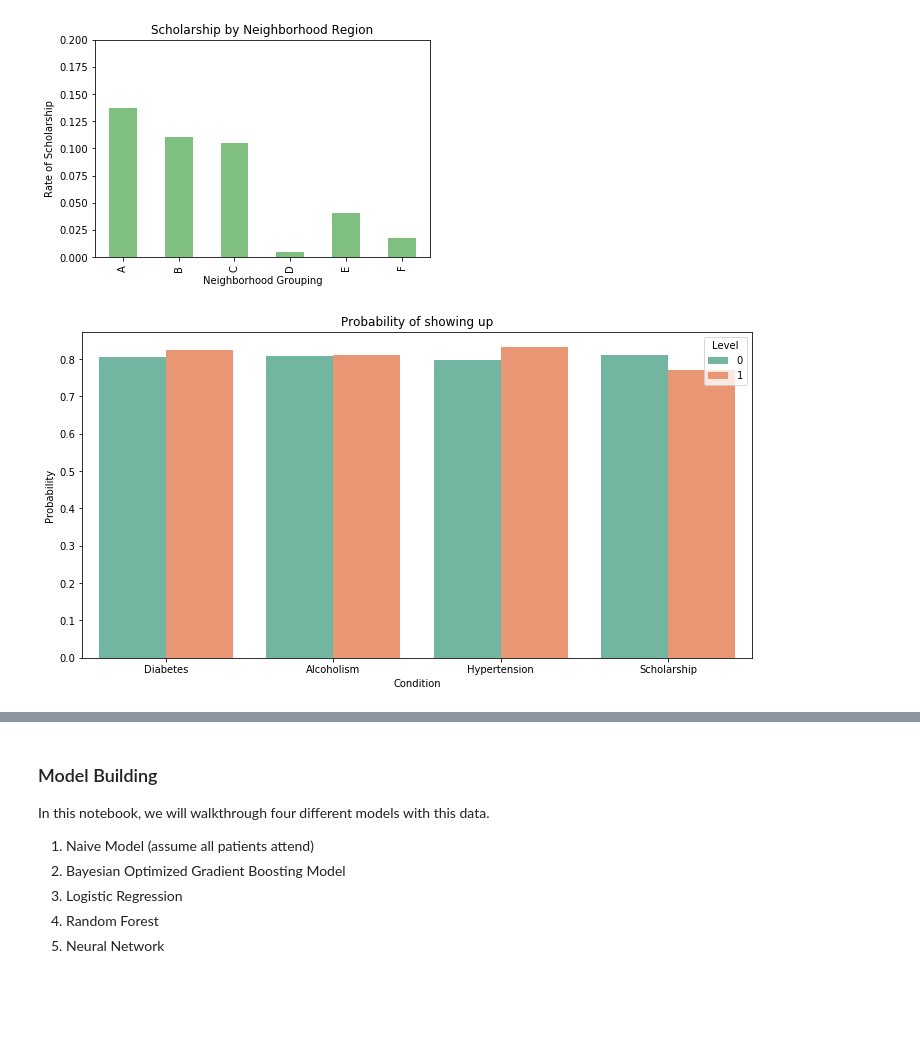
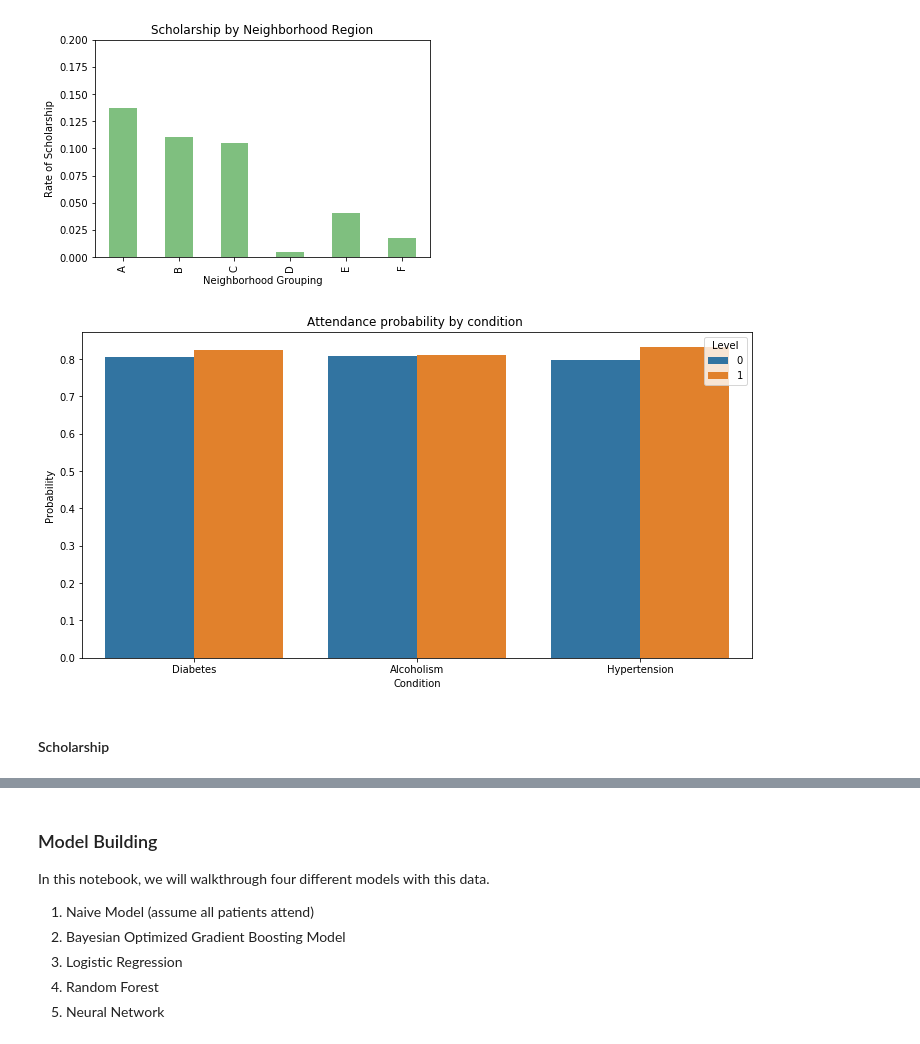
Before and after one commit to JordanPhilipMeyer/PatientNoShow, a Jupyter notebook: PredictNoShowv2.ipynb, the cells around one changed output, grey strips where cells are left out. Drawn from its saved outputs; the diff is of its cells as text; code cells hidden in the pictures; blank space fills up the shorter version.

```diff
--- a/PredictNoShowv2.ipynb
+++ b/PredictNoShowv2.ipynb
@@ -714,21 +735,23 @@ Text(0.5, 1.0, 'Scholarship by Neighborhood Region')
 # %%
 
 def probStatusCategorical(group_by):
     rows = []
     for item in group_by:
         for level in df[item].unique():
             row = {'Condition': item}
             total = len(df[df[item] == level])
             n = len(df[(df[item] == level) & (df.Attendance == 1)])
             row.update({'Level': level, 'Probability': n / total})
             rows.append(row)
     return pd.DataFrame(rows)
 plt.figure(figsize=(12,6))
 
-sns.barplot(data = probStatusCategorical(['Diabetes', 'Alcoholism', 'Hypertension', 'Scholarship']),
-            x = 'Condition', y = 'Probability', hue = 'Level', palette = 'Set2')
-plt.title('Probability of showing up')
+sns.barplot(data = probStatusCategorical(['Diabetes', 'Alcoholism', 'Hypertension']),
+            x = 'Condition', y = 'Probability', hue = 'Level')
+plt.title('Attendance probability by condition ')
 plt.ylabel('Probability')
 plt.show()
 # %% [output]
-[figure, old version]
+[figure, new version]
+# %% [markdown]
+####  Scholarship
```
Also changed, not shown: parts of 66 cells of this notebook.
